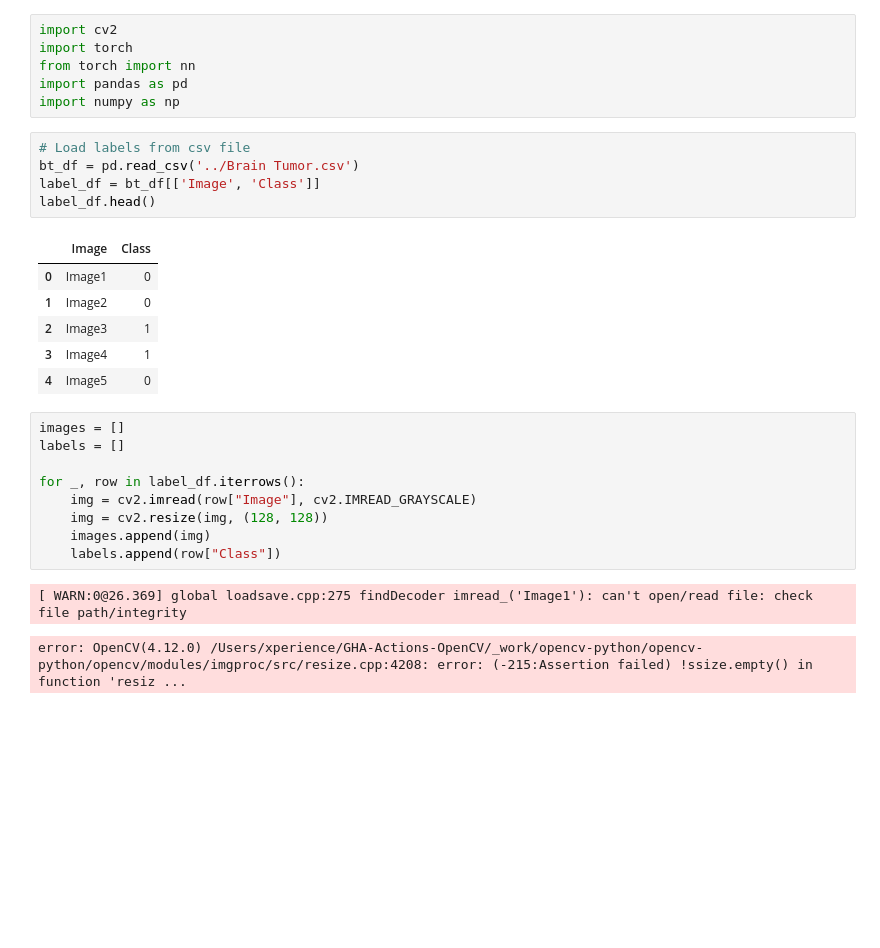
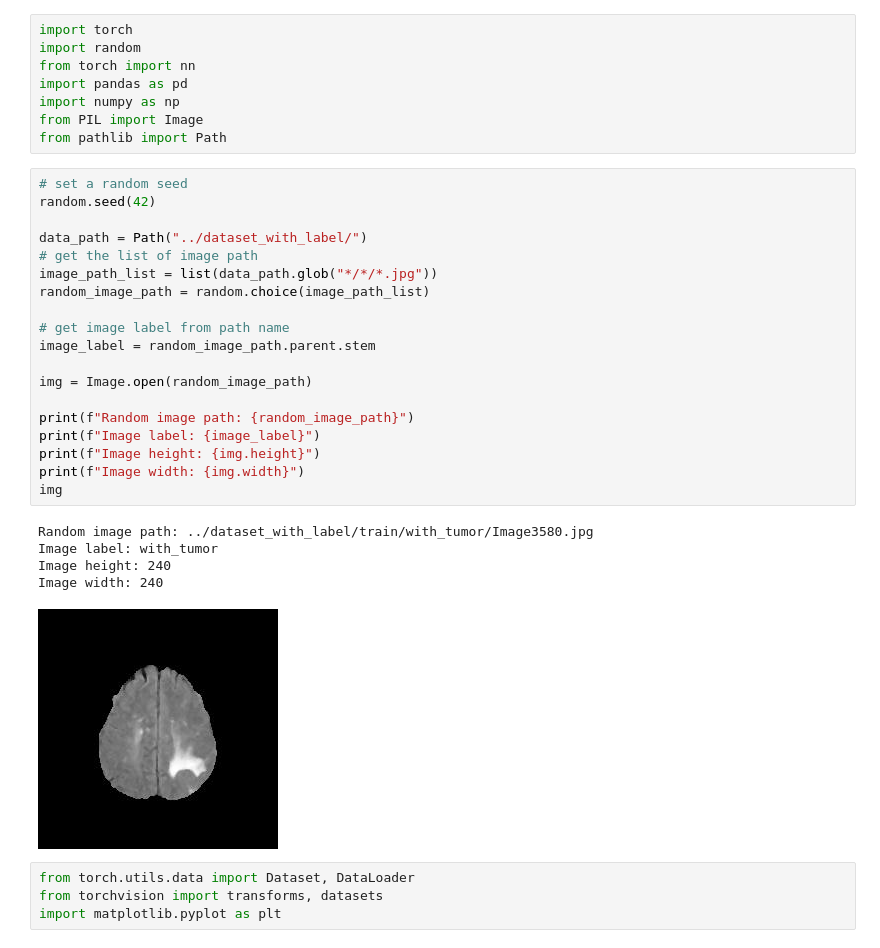
Before and after one commit to ztongccc/Tumor-Segmentation, a Jupyter notebook: CNNs_Python/main.ipynb, the cells around one changed output. Cells and saved outputs as stored; diff of their text form; blank space fills up the shorter version.

```diff
--- a/CNNs_Python/main.ipynb
+++ b/CNNs_Python/main.ipynb
@@ -1,30 +1,37 @@
 # %%
-import cv2
 import torch
+import random
 from torch import nn
 import pandas as pd
 import numpy as np
+from PIL import Image
+from pathlib import Path
 # %%
-# Load labels from csv file
-bt_df = pd.read_csv('../Brain Tumor.csv')
-label_df = bt_df[['Image', 'Class']]
-label_df.head()
+# set a random seed
+random.seed(42)
+
+data_path = Path("../dataset_with_label/")
+# get the list of image path
+image_path_list = list(data_path.glob("*/*/*.jpg"))
+random_image_path = random.choice(image_path_list)
+
+# get image label from path name
+image_label = random_image_path.parent.stem
+
+img = Image.open(random_image_path)
+
+print(f"Random image path: {random_image_path}")
+print(f"Image label: {image_label}")
+print(f"Image height: {img.height}")
+print(f"Image width: {img.width}")
+img
 # %% [output]
-|  | Image | Class |
-| 0 | Image1 | 0 |
-| 1 | Image2 | 0 |
-| 2 | Image3 | 1 |
-| 3 | Image4 | 1 |
-| 4 | Image5 | 0 |
+Random image path: ../dataset_with_label/train/with_tumor/Image3580.jpg
+Image label: with_tumor
+Image height: 240
+Image width: 240
+[figure, added]
 # %%
-images = []
-labels = []
-
-for _, row in label_df.iterrows():
-    img = cv2.imread(row["Image"], cv2.IMREAD_GRAYSCALE)
-    img = cv2.resize(img, (128, 128))
-    images.append(img)
-    labels.append(row["Class"])
+from torch.utils.data import Dataset, DataLoader
+from torchvision import transforms, datasets
+import matplotlib.pyplot as plt
-# %% [output]
-[ WARN:0@26.369] global loadsave.cpp:275 findDecoder imread_('Image1'): can't open/read file: check file path/integrity
-error: OpenCV(4.12.0) /Users/xperience/GHA-Actions-OpenCV/_work/opencv-python/opencv-python/opencv/modules/imgproc/src/resize.cpp:4208: error: (-215:Assertion failed) !ssize.empty() in function 'resiz ...
```
Also changed, not shown: parts of 12 cells of this notebook.
